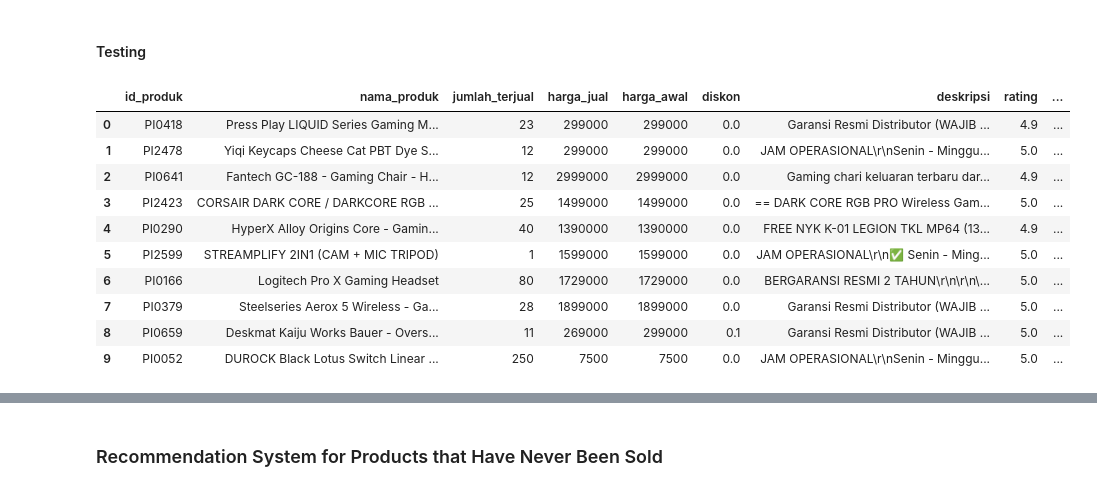
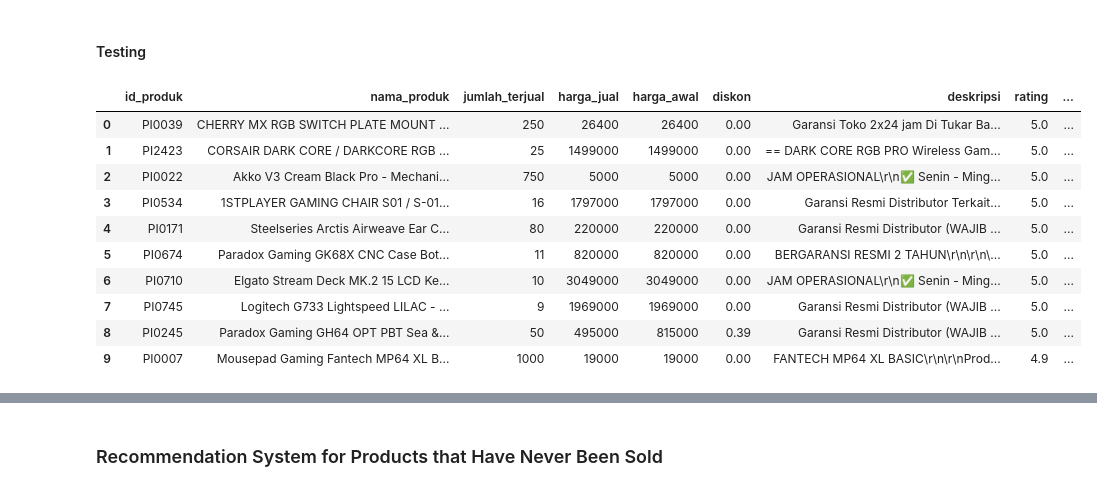
Before and after one commit to picessakresna/GoodGamingShop-Recommendation-Website, a Jupyter notebook: final-project/data-analysis/analysis-goodgamingshop1 (1).ipynb, the cells around one changed output, grey strips where cells are left out. Cells and saved outputs as stored; diff of their text form; code cells hidden in the pictures.

```diff
--- a/final-project/data-analysis/analysis-goodgamingshop1 (1).ipynb
+++ b/final-project/data-analysis/analysis-goodgamingshop1 (1).ipynb
@@ -488,8 +488,8 @@ def get_recommendations(product_ids, user_id, df_products, df_reviews, pivot_tab
 # %%
 product_ids = ['PI0088', 'PI0188']
 user_id = 'UI0008'
-recommendations = get_recommendations(product_ids, user_id, df_products, df_reviews, pivot_table, indices, cosine_sim_tfidf, num_scores, cosine_sim_cf, algo, 10)
+recommendations = get_recommendations(product_ids, user_id, df_products, df_reviews, pivot_table, indices, cosine_sim_tfidf, num_scores, cosine_sim_cf, algo, 120)
 recommendations = pd.json_normalize(recommendations)
-recommendations
+recommendations.head(10)
 # %% [output]
 |  | id_produk | nama_produk | jumlah_terjual | harga_jual | harga_awal | diskon | deskripsi | rating | ... |
@@ -572,8 +582,8 @@ def get_user_based_recommendations(user_id, df_products, pivot_table, cosine_sim
 ### Testing
 # %%
 user_id = 'UI0008'
-recommendations = get_user_based_recommendations(user_id, df_products, pivot_table, cosine_sim_cf, algo, 10)
+recommendations = get_user_based_recommendations(user_id, df_products, pivot_table, cosine_sim_cf, algo, 120)
 recommendations = pd.json_normalize(recommendations)
-recommendations
+recommendations.head(10)
 # %% [output]
 |  | id_produk | nama_produk | jumlah_terjual | harga_jual | harga_awal | diskon | deskripsi | rating | ... |
@@ -624,18 +644,18 @@ def get_unrated_products(user_id, df_reviews, df_products, algo, n_recommendatio
 #### Testing
 # %%
 user_id = 'UI0008'
-recommendations = get_unrated_products(user_id, df_reviews, df_products, algo, 10)
+recommendations = get_unrated_products(user_id, df_reviews, df_products, algo, 120)
 recommendations = pd.json_normalize(recommendations)
-recommendations
+recommendations.head(10)
 # %% [output]
 |  | id_produk | nama_produk | jumlah_terjual | harga_jual | harga_awal | diskon | deskripsi | rating | ... |
-| 0 | PI0418 | Press Play LIQUID Series Gaming M... | 23 | 299000 | 299000 | 0.0 | Garansi Resmi Distributor (WAJIB ... | 4.9 | ... |
-| 1 | PI2478 | Yiqi Keycaps Cheese Cat PBT Dye S... | 12 | 299000 | 299000 | 0.0 | JAM OPERASIONAL\r\nSenin - Minggu... | 5.0 | ... |
-| 2 | PI0641 | Fantech GC-188 - Gaming Chair - H... | 12 | 2999000 | 2999000 | 0.0 | Gaming chari keluaran terbaru dar... | 4.9 | ... |
-| 3 | PI2423 | CORSAIR DARK CORE / DARKCORE RGB ... | 25 | 1499000 | 1499000 | 0.0 | == DARK CORE RGB PRO Wireless Gam... | 5.0 | ... |
-| 4 | PI0290 | HyperX Alloy Origins Core - Gamin... | 40 | 1390000 | 1390000 | 0.0 | FREE NYK K-01 LEGION TKL MP64 (13... | 4.9 | ... |
-| 5 | PI2599 | STREAMPLIFY 2IN1 (CAM + MIC TRIPOD) | 1 | 1599000 | 1599000 | 0.0 | JAM OPERASIONAL\r\n✅ Senin - Ming... | 5.0 | ... |
-| 6 | PI0166 | Logitech Pro X Gaming Headset | 80 | 1729000 | 1729000 | 0.0 | BERGARANSI RESMI 2 TAHUN\r\n\r\n\... | 5.0 | ... |
-| 7 | PI0379 | Steelseries Aerox 5 Wireless - Ga... | 28 | 1899000 | 1899000 | 0.0 | Garansi Resmi Distributor (WAJIB ... | 5.0 | ... |
-| 8 | PI0659 | Deskmat Kaiju Works Bauer - Overs... | 11 | 269000 | 299000 | 0.1 | Garansi Resmi Distributor (WAJIB ... | 5.0 | ... |
-| 9 | PI0052 | DUROCK Black Lotus Switch Linear ... | 250 | 7500 | 7500 | 0.0 | JAM OPERASIONAL\r\nSenin - Minggu... | 5.0 | ... |
+| 0 | PI0039 | CHERRY MX RGB SWITCH PLATE MOUNT ... | 250 | 26400 | 26400 | 0.00 | Garansi Toko 2x24 jam Di Tukar Ba... | 5.0 | ... |
+| 1 | PI2423 | CORSAIR DARK CORE / DARKCORE RGB ... | 25 | 1499000 | 1499000 | 0.00 | == DARK CORE RGB PRO Wireless Gam... | 5.0 | ... |
+| 2 | PI0022 | Akko V3 Cream Black Pro - Mechani... | 750 | 5000 | 5000 | 0.00 | JAM OPERASIONAL\r\n✅ Senin - Ming... | 5.0 | ... |
+| 3 | PI0534 | 1STPLAYER GAMING CHAIR S01 / S-01... | 16 | 1797000 | 1797000 | 0.00 | Garansi Resmi Distributor Terkait... | 5.0 | ... |
+| 4 | PI0171 | Steelseries Arctis Airweave Ear C... | 80 | 220000 | 220000 | 0.00 | Garansi Resmi Distributor (WAJIB ... | 5.0 | ... |
+| 5 | PI0674 | Paradox Gaming GK68X CNC Case Bot... | 11 | 820000 | 820000 | 0.00 | BERGARANSI RESMI 2 TAHUN\r\n\r\n\... | 5.0 | ... |
+| 6 | PI0710 | Elgato Stream Deck MK.2 15 LCD Ke... | 10 | 3049000 | 3049000 | 0.00 | JAM OPERASIONAL\r\n✅ Senin - Ming... | 5.0 | ... |
+| 7 | PI0745 | Logitech G733 Lightspeed LILAC - ... | 9 | 1969000 | 1969000 | 0.00 | Garansi Resmi Distributor (WAJIB ... | 5.0 | ... |
+| 8 | PI0245 | Paradox Gaming GH64 OPT PBT Sea &... | 50 | 495000 | 815000 | 0.39 | Garansi Resmi Distributor (WAJIB ... | 5.0 | ... |
+| 9 | PI0007 | Mousepad Gaming Fantech MP64 XL B... | 1000 | 19000 | 19000 | 0.00 | FANTECH MP64 XL BASIC\r\n\r\nProd... | 4.9 | ... |
```
Also changed, not shown: parts of 7 cells of this notebook.
